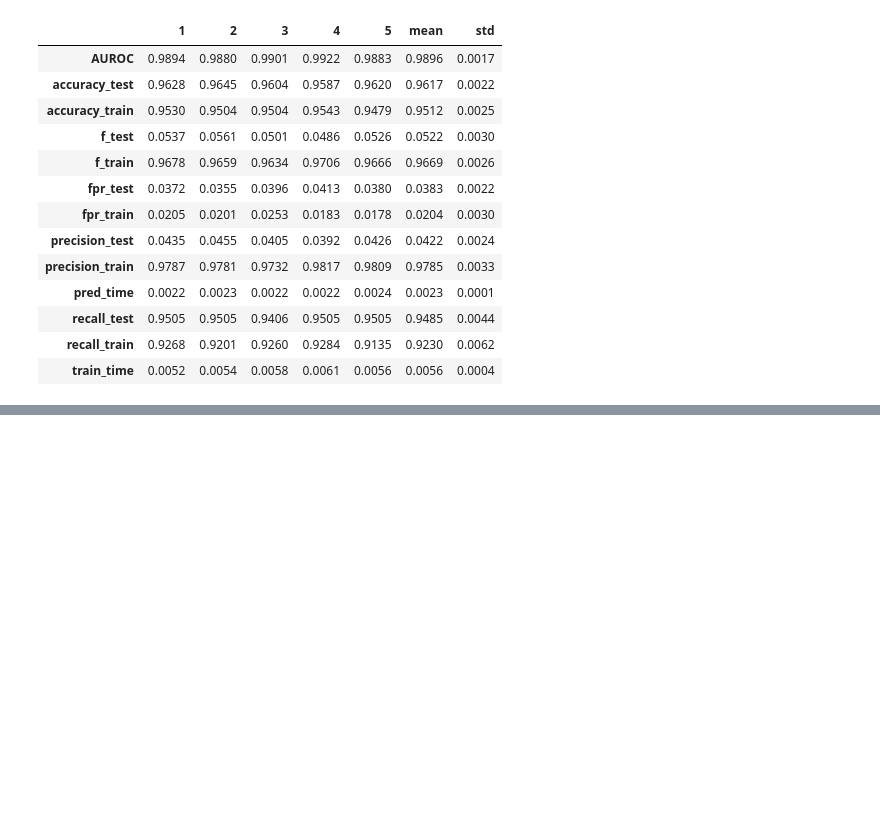
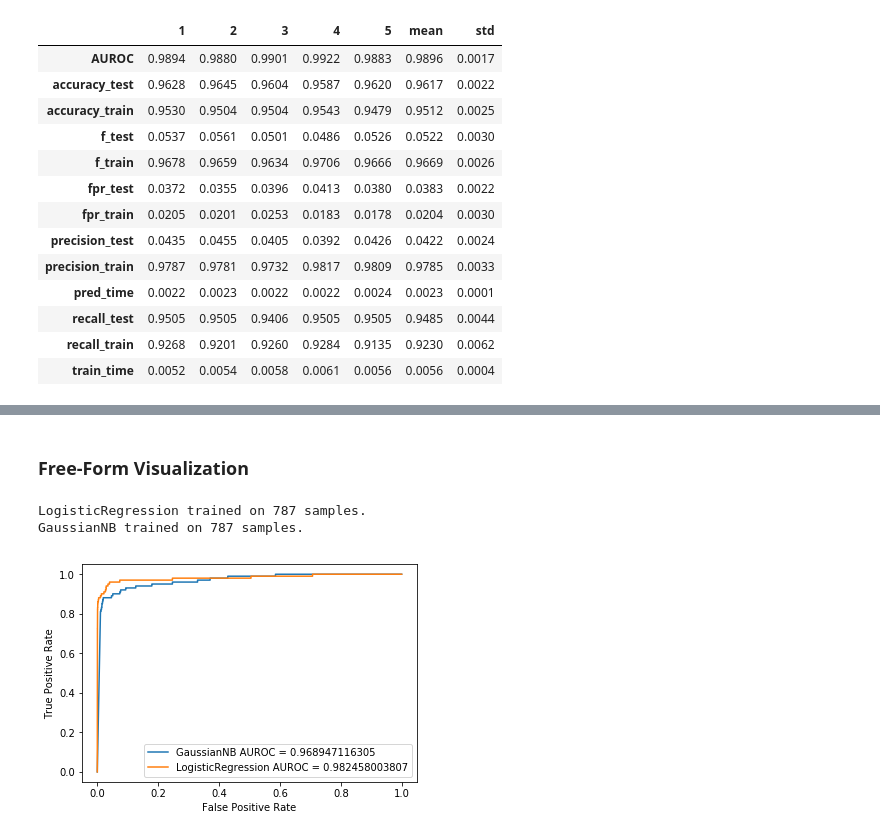
Before and after one commit to HausdorffRaum/MLND, a Jupyter notebook: Capstone/creditcard.ipynb, the cells around one changed output, grey strips where cells are left out. Cells and saved outputs as stored; diff of their text form; code cells hidden in the pictures; blank space fills up the shorter version.

```diff
--- a/Capstone/creditcard.ipynb
+++ b/Capstone/creditcard.ipynb
@@ -372,0 +428,37 @@ cv
+# %% [markdown]
+### Free-Form Visualization
+# %%
+clf_A = linear_model.LogisticRegression(random_state = 0)
+clf_B = GaussianNB()
+
+roc_under_sample = {}
+
+for clf in [clf_A, clf_B]:
+    clf_name = clf.__class__.__name__
+    roc_under_sample[clf_name] = train_predict(clf,
+                                                   X_train_under,
+                                                   y_train_under,
+                                                   X_test,
+                                                   y_test)['roc']
+
+
+plt.figure()
+
+plt.plot(roc_under_sample['GaussianNB']['fpr'],
+         roc_under_sample['GaussianNB']['tpr'],
+         label = 'GaussianNB AUROC = {}'.format(auc(roc_under_sample['GaussianNB']['fpr'],
+                                                    roc_under_sample['GaussianNB']['tpr'])))
+
+plt.plot(roc_under_sample['LogisticRegression']['fpr'],
+         roc_under_sample['LogisticRegression']['tpr'],
+         label = 'LogisticRegression AUROC = {}'.format(auc(roc_under_sample['LogisticRegression']['fpr'],
+                                                    roc_under_sample['LogisticRegression']['tpr'])))
+plt.xlabel('False Positive Rate')
+plt.ylabel('True Positive Rate')
+
+plt.legend(loc = 'lower right')
+plt.show()
+# %% [output]
+LogisticRegression trained on 787 samples.
+GaussianNB trained on 787 samples.
+[figure, added]
```
Also changed, not shown: parts of 2 cells of this notebook, 1 other file.
